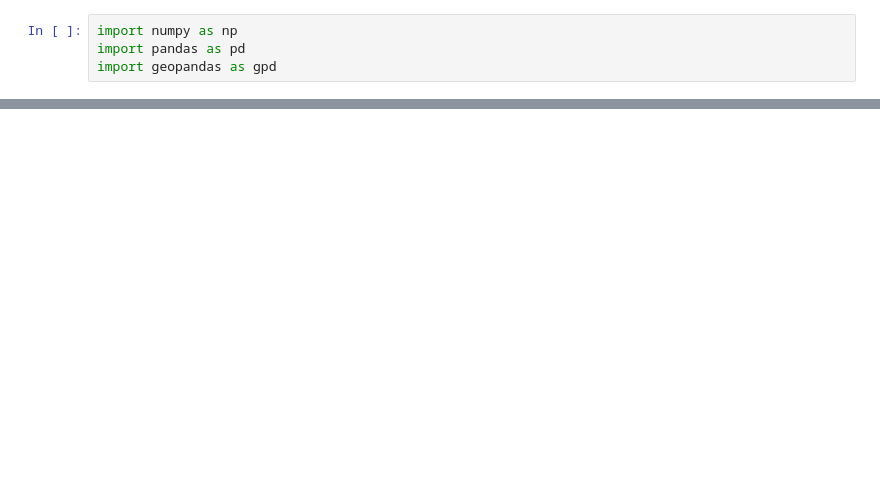
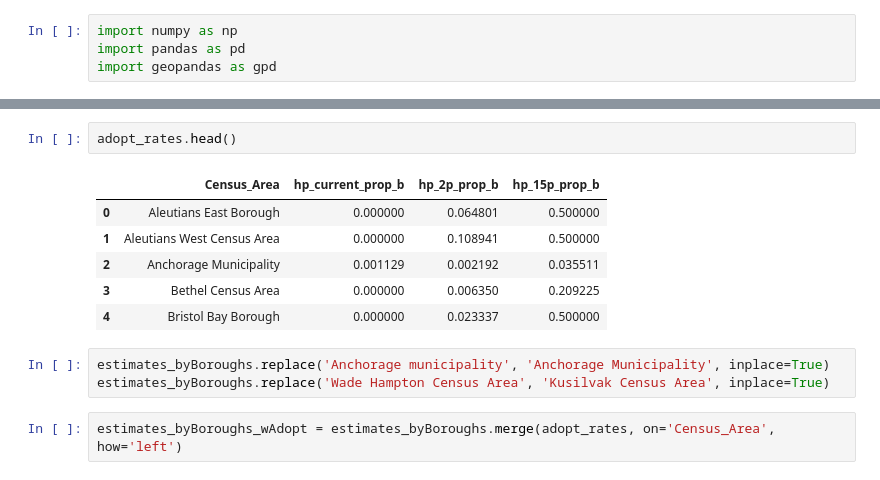
Before and after one commit to uwescience/DSSG2023-Heating-Loads, a Jupyter notebook: Code/aggregateNums.ipynb, the cells around one changed output, grey strips where cells are left out. Drawn from its saved outputs; the diff is of its cells as text; blank space fills up the shorter version.

```diff
--- a/Code/aggregateNums.ipynb
+++ b/Code/aggregateNums.ipynb
@@ -103,0 +57,14 @@ Name: CO2_driving_miles_saved, dtype: float64
+# %%
+adopt_rates.head()
+# %% [output]
+|  | Census_Area | hp_current_prop_b | hp_2p_prop_b | hp_15p_prop_b |
+| 0 | Aleutians East Borough | 0.000000 | 0.064801 | 0.500000 |
+| 1 | Aleutians West Census Area | 0.000000 | 0.108941 | 0.500000 |
+| 2 | Anchorage Municipality | 0.001129 | 0.002192 | 0.035511 |
+| 3 | Bethel Census Area | 0.000000 | 0.006350 | 0.209225 |
+| 4 | Bristol Bay Borough | 0.000000 | 0.023337 | 0.500000 |
+# %%
+estimates_byBoroughs.replace('Anchorage municipality', 'Anchorage Municipality', inplace=True)
+estimates_byBoroughs.replace('Wade Hampton Census Area', 'Kusilvak Census Area', inplace=True)
+# %%
+estimates_byBoroughs_wAdopt = estimates_byBoroughs.merge(adopt_rates, on='Census_Area', how='left')
```
Also changed, not shown: parts of 21 cells of this notebook, 3 other files.
